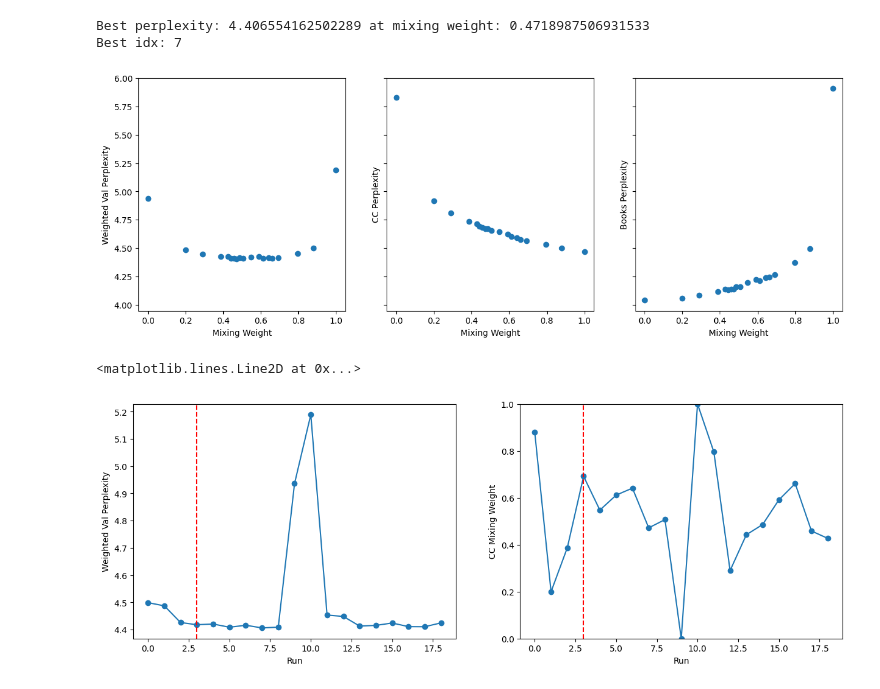
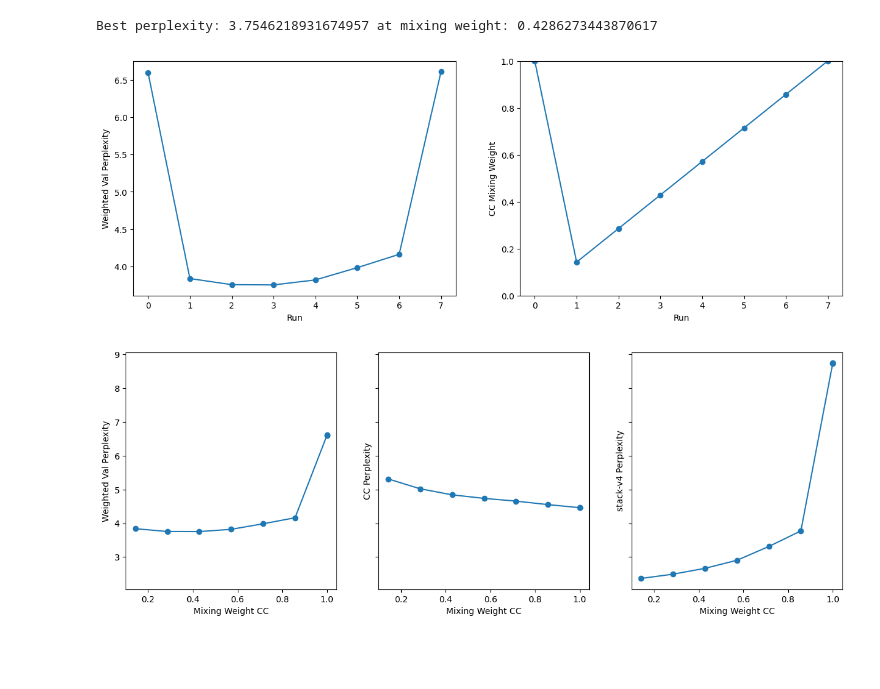
Before and after one commit to tim200002/lm_mixture_optimization, a Jupyter notebook: notebooks/2_source_analysis.ipynb, the cells around one changed output. Saved outputs shown, nothing was run; the diff lists cells and outputs as text; code cells hidden in the pictures; blank space fills up the shorter version.

```diff
--- a/notebooks/2_source_analysis.ipynb
+++ b/notebooks/2_source_analysis.ipynb
@@ -203,68 +193,10 @@ experiment3 = experiments3[0]
-# %%
-cc_weights = []
-cc_res = []
-books_res = []
-res = []
-max_trials = -1
-
-for i, trial in enumerate(experiment3.trials[:max_trials]):
-    if not trial.weighted_val_perplexity:
-        print(f"Trial {i} did not finish yet. Breaking")
-        break
-    book_weight = trial.true_mixing_weights['Books']
-    cc_weight = trial.true_mixing_weights['CC']
-
-    books_res.append(trial.val_results['Books'].perplexity)
-    cc_res.append(trial.val_results['CC'].perplexity)
-
-
-    cc_weights.append(cc_weight)
-    res.append(trial.weighted_val_perplexity)
-
-# create 3 subplots
-fig, axs = plt.subplots(1, 3, figsize=(15, 5), sharey=True)
-
-# plot 1
-axs[0].scatter(cc_weights, res)
-axs[0].set_xlabel('Mixing Weight CC')
-axs[0].set_ylabel('Weighted Val Perplexity')
-
-# plot 2
-axs[1].scatter(cc_weights, cc_res)
-axs[1].set_xlabel('Mixing Weight CC')
-axs[1].set_ylabel('CC Perplexity')
-
-# plot 3
-axs[2].scatter(cc_weights, books_res)
-axs[2].set_xlabel('Mixing Weight Books')
-axs[2].set_ylabel('Books Perplexity')
-
-best_perplexity = min(res)
-best_idx = res.index(best_perplexity)
-
-print(f"Best perplexity: {best_perplexity} at mixing weight: {cc_weights[best_idx]}")
-print(f"Best idx: {best_idx}")
-# %% [output]
-Best perplexity: 4.406554162502289 at mixing weight: 0.4718987506931533
-Best idx: 7
-[figure, removed]
-# %%
-start_teratrions = 4
-
-fig, axs = plt.subplots(1, 2, figsize=(15, 5))
-
-# plot weighte val perpleixty over time
-axs[0].plot(res, '-o')
-axs[0].set_xlabel('Run')
-axs[0].set_ylabel('Weighted Val Perplexity')
-axs[0].axvline(x=start_teratrions - 1, color='r', linestyle='--')
-
-# plot cc weights over time
-axs[1].plot(cc_weights, '-o')
-axs[1].set_xlabel('Run')
-axs[1].set_ylabel('CC Mixing Weight')
-axs[1].set_ylim([0, 1])
-axs[1].axvline(x=start_teratrions - 1, color='r', linestyle='--')
-# %% [output]
-<matplotlib.lines.Line2D at 0x...>
-[figure, removed]
+# %%
+path = "/root/code/mixture_optimization/logs/lin_interp_cc_stack_0/experiment_history.yaml"
+experiments = read_experiments(path)
+experiment = experiments[0]
+res = plot_visualizations(experiment)
+results.append((res, "Stack CC"))
+# %% [output]
+Best perplexity: 3.7546218931674957 at mixing weight: 0.4286273443870617
+[figure, added]
+[figure, added]
```
Also changed, not shown: parts of 13 cells of this notebook, 31 other files.
